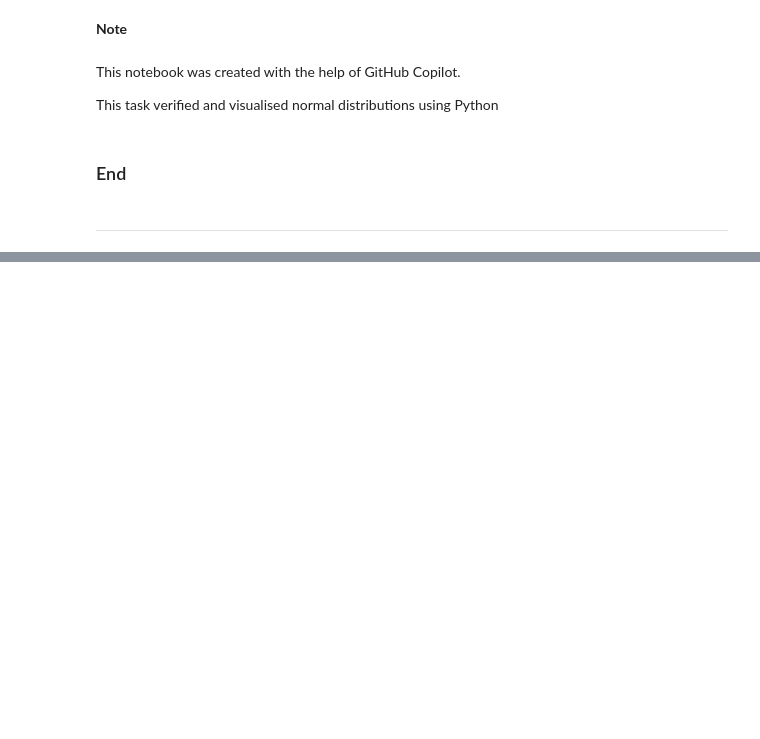
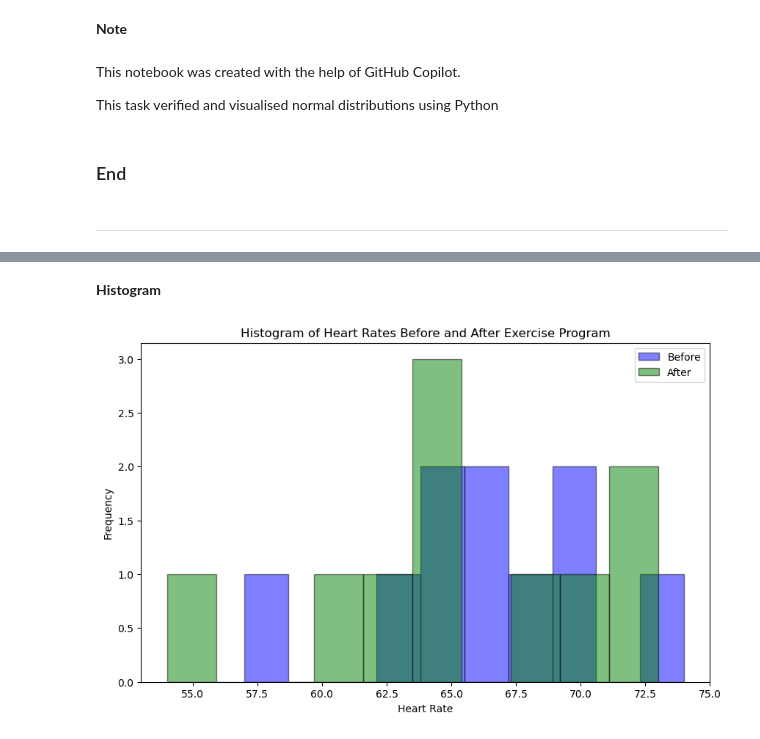
Before and after one commit to ECronin1973/Applied_Statistics_MyWork, a Jupyter notebook: tasks.ipynb, the cells around one changed output, grey strips where cells are left out. Drawn from its saved outputs; the diff is of its cells as text; code cells hidden in the pictures; blank space fills up the shorter version.

```diff
--- a/tasks.ipynb
+++ b/tasks.ipynb
@@ -832,0 +995,22 @@ _____
+# %% [markdown]
+__Histogram__
+# %%
+# Histogram  will display the distribution of heart rates before and after the exercise program.
+plt.figure(figsize=(10, 6))
+
+# Histogram for 'before' data
+plt.hist(before, bins=10, color='blue', alpha=0.5, label='Before', edgecolor='black')
+
+# Histogram for 'after' data
+plt.hist(after, bins=10, color='green', alpha=0.5, label='After', edgecolor='black')
+
+# Add titles and labels
+plt.title('Histogram of Heart Rates Before and After Exercise Program')
+plt.xlabel('Heart Rate')
+plt.ylabel('Frequency')
+plt.legend()
+
+# Show the plot
+plt.show()
+# %% [output]
+[figure, added]
```
Also changed, not shown: parts of 23 cells of this notebook, 1 other file.
